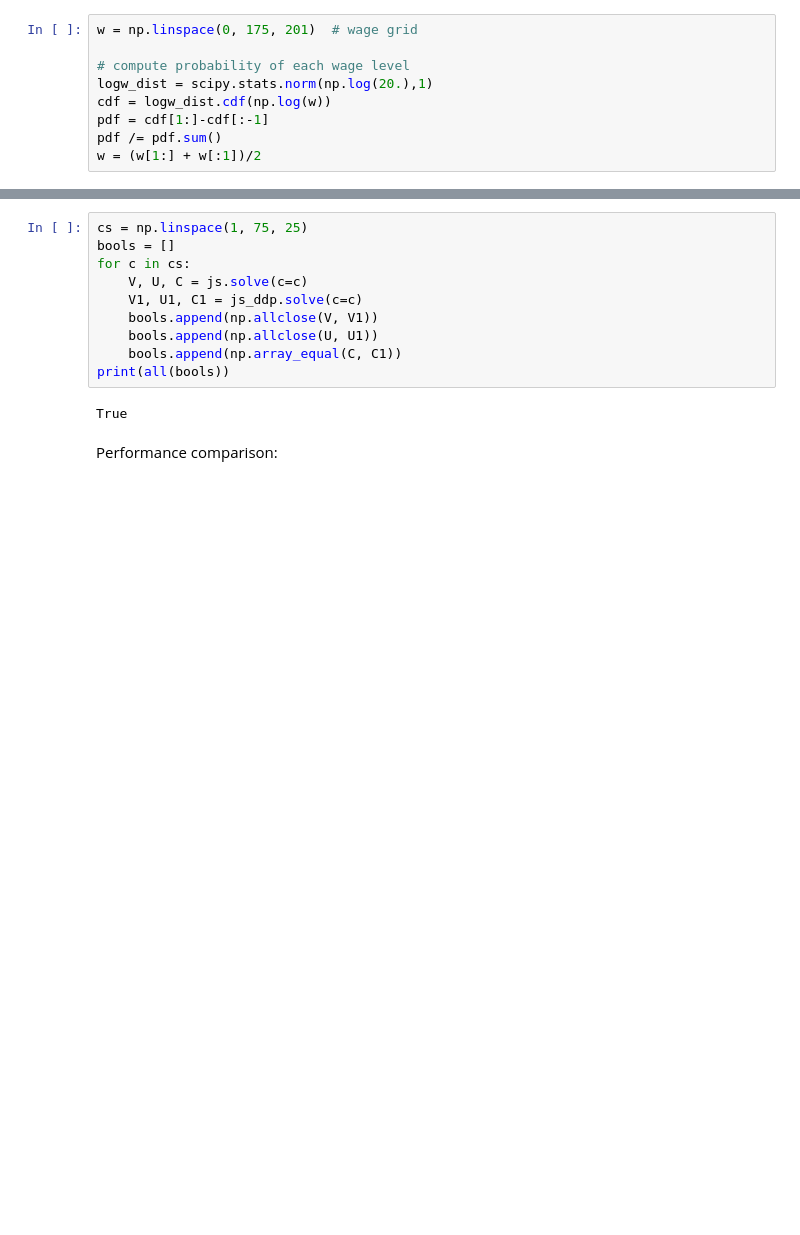
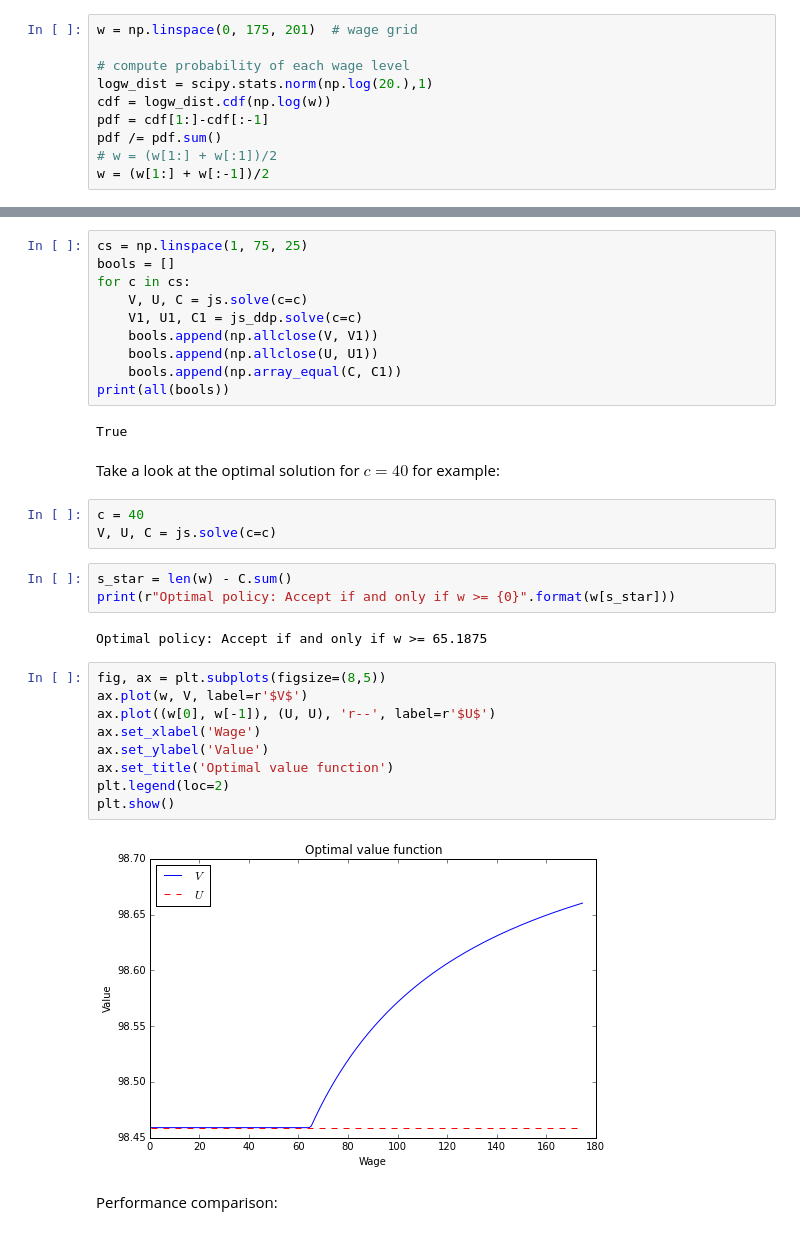
Before and after one commit to oyamad/mdp, a Jupyter notebook: ddp_ex_job_search.ipynb, the cells around one changed output, grey strips where cells are left out. Saved outputs shown, nothing was run; the diff lists cells and outputs as text; blank space fills up the shorter version.

```diff
--- a/ddp_ex_job_search.ipynb
+++ b/ddp_ex_job_search.ipynb
@@ -235,7 +235,8 @@ logw_dist = scipy.stats.norm(np.log(20.),1)
 cdf = logw_dist.cdf(np.log(w))
 pdf = cdf[1:]-cdf[:-1]
 pdf /= pdf.sum()
-w = (w[1:] + w[:1])/2
+# w = (w[1:] + w[:1])/2
+w = (w[1:] + w[:-1])/2
 # %%
 gamma = 1
 alpha = 0.013
@@ -260,6 +261,27 @@ for c in cs:
 print(all(bools))
 # %% [output]
 True
+# %% [markdown]
+Take a look at the optimal solution for $c = 40$ for example:
+# %%
+c = 40
+V, U, C = js.solve(c=c)
+# %%
+s_star = len(w) - C.sum()
+print(r"Optimal policy: Accept if and only if w >= {0}".format(w[s_star]))
+# %% [output]
+Optimal policy: Accept if and only if w >= 65.1875
+# %%
+fig, ax = plt.subplots(figsize=(8,5))
+ax.plot(w, V, label=r'$V$')
+ax.plot((w[0], w[-1]), (U, U), 'r--', label=r'$U$')
+ax.set_xlabel('Wage')
+ax.set_ylabel('Value')
+ax.set_title('Optimal value function')
+plt.legend(loc=2)
+plt.show()
+# %% [output]
+[figure, added]
 # %% [markdown]
 Performance comparison:
 # %%
```
Also changed, not shown: parts of 11 cells of this notebook.
